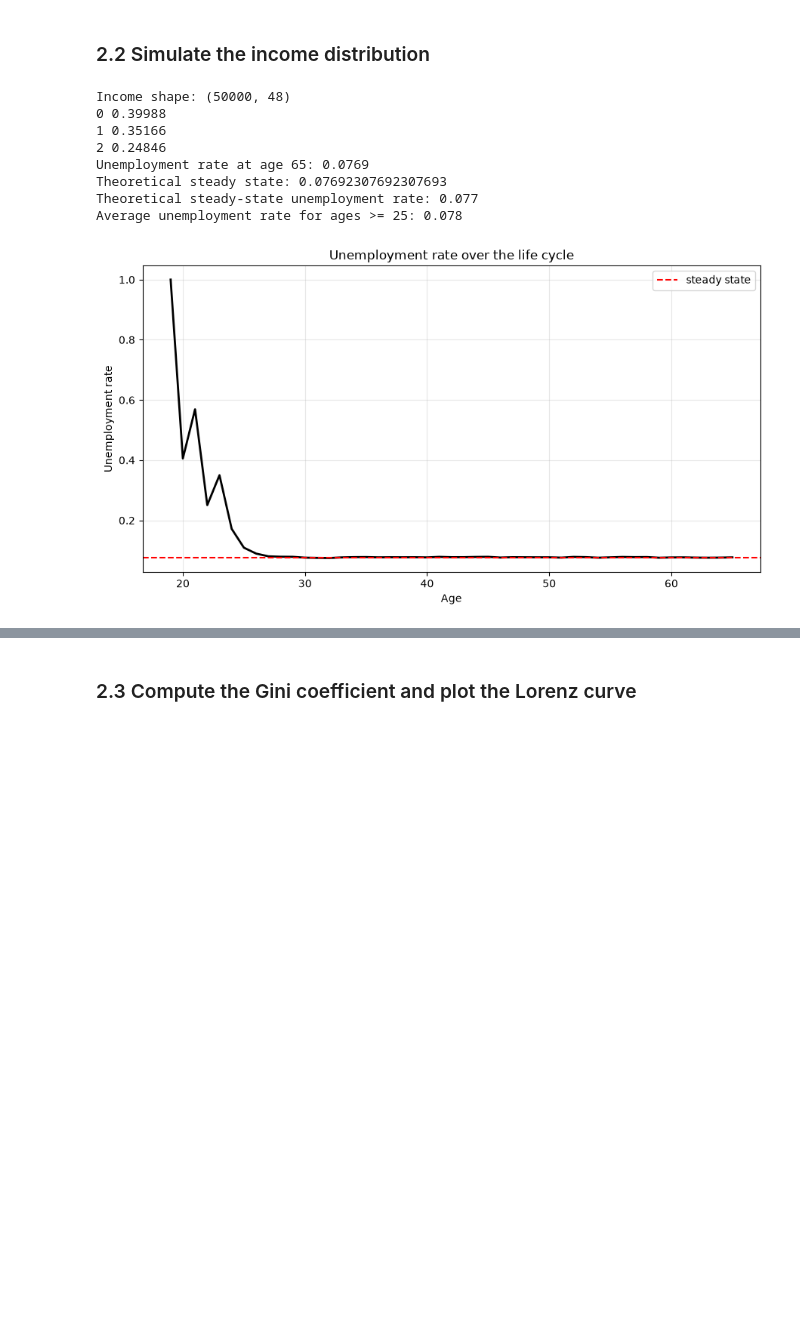
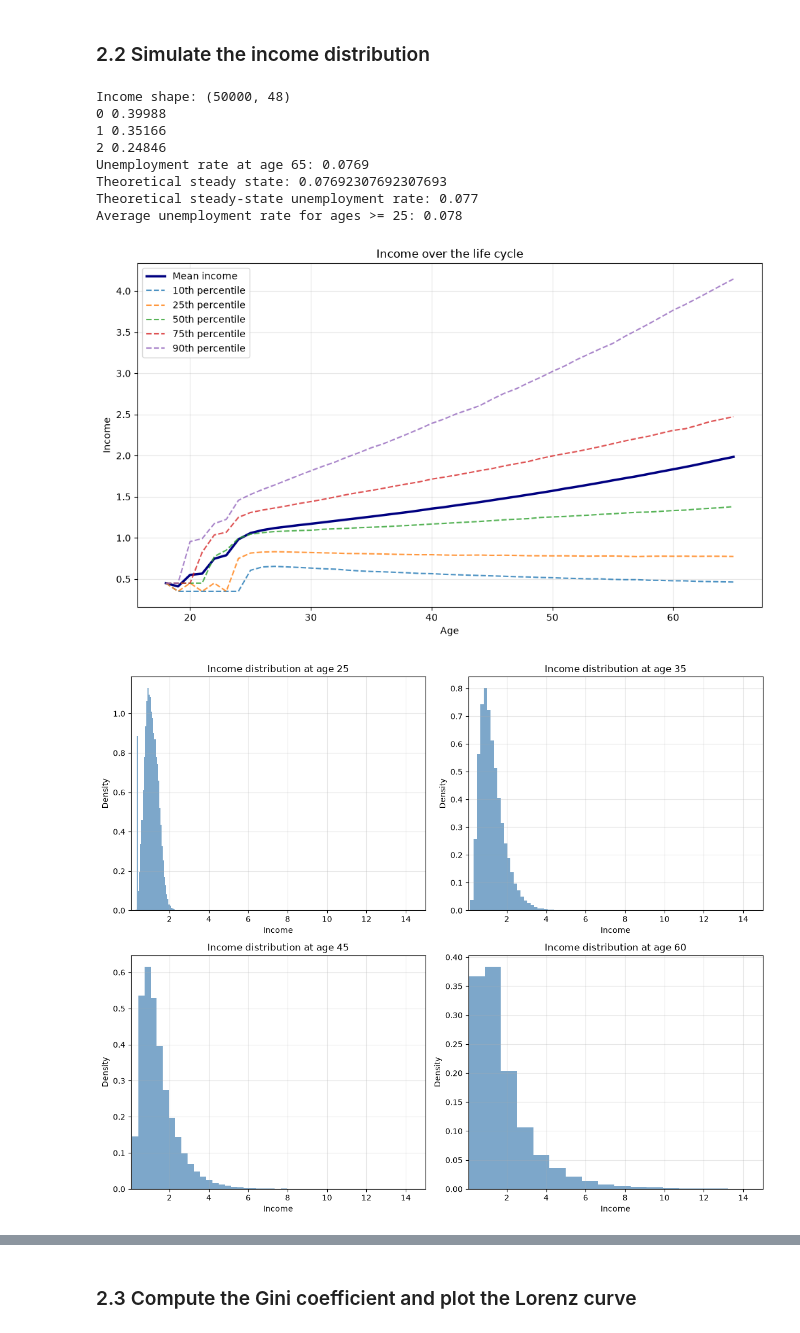
Before and after one commit to Alba-uni/AA_Project_1, a Jupyter notebook: Analysis.ipynb, the cells around one changed output, grey strips where cells are left out. Drawn from its saved outputs; the diff is of its cells as text; code cells hidden in the pictures; blank space fills up the shorter version.

```diff
--- a/Analysis.ipynb
+++ b/Analysis.ipynb
@@ -392,37 +392,71 @@ for e in range(3):
 
 unemployed = labor_force & ~employed
 unemployment_by_age = (
     unemployed.sum(axis=0) / labor_force.sum(axis=0)
 )
 
 steady_state = 0.05 / (0.05 + 0.60)
 
 print("Unemployment rate at age 65:", unemployment_by_age[-1])
 print("Theoretical steady state:", steady_state)
 
 job_finding = 0.60
 job_separation = 0.05
 steady_state_u = job_separation / (job_separation + job_finding)
 print(f'Theoretical steady-state unemployment rate: {steady_state_u:.3f}')
 print(f'Average unemployment rate for ages >= 25: {np.nanmean(unemployment_by_age[ages >= 25]):.3f}')
 
-fig, ax = plt.subplots(figsize=(9, 5))
-ax.plot(ages, unemployment_by_age, color='black', linewidth=2)
-ax.axhline(steady_state_u, color='red', linestyle='--', linewidth=1.5, label='steady state')
-ax.set_title('Unemployment rate over the life cycle')
+# 2.2.2 Plot mean and selected percentiles of income over the life cycle
+mean_income = income.mean(axis=0)
+percentiles = [10, 25, 50, 75, 90]
+percentile_income = np.percentile(income, percentiles, axis=0)
+
+fig, ax = plt.subplots(figsize=(10, 6))
+ax.plot(ages, mean_income, color='navy', linewidth=2.5, label='Mean income')
+for p, values in zip(percentiles, percentile_income):
+    ax.plot(ages, values, linestyle='--', alpha=0.8, label=f'{p}th percentile')
+ax.set_title('Income over the life cycle')
 ax.set_xlabel('Age')
-ax.set_ylabel('Unemployment rate')
-ax.legend()
+ax.set_ylabel('Income')
+ax.legend(loc='upper left')
 ax.grid(True, alpha=0.3)
 plt.tight_layout()
 plt.show()
+
+# 2.2.3 Histogram of the income distribution at selected ages
+selected_ages = [25, 35, 45, 60]
+selected_idx = [np.argmin(np.abs(ages - age)) for age in selected_ages]
+
+# Set common x-axis limits
+income_min = income.min()
+income_max = income.max()
+
+fig, axes = plt.subplots(2, 2, figsize=(12, 10))
+axes = axes.flatten()
+for ax, age, idx in zip(axes, selected_ages, selected_idx):
+    income_at_age = income[:, idx]
+    ax.hist(income_at_age, bins=20, density=True, alpha=0.7, color='steelblue')
+    ax.set_title(f'Income distribution at age {age}')
+    ax.set_xlabel('Income')
+    ax.set_ylabel('Density')
+    ax.set_xlim(income_min, 15)
+    ax.xaxis.set_major_locator(plt.MaxNLocator(integer=True))
+    ax.grid(True, alpha=0.3)
+plt.tight_layout()
+plt.show()
+
+print('Interpretation:')
+print('- The education shares match the target probabilities, so the initial composition is correctly calibrated.')
+print('- The unemployment rate settles near the theoretical steady-state value s / (s + f).')
+print('- Income rises over the life cycle and the right tail becomes thicker at older ages, so the distribution becomes more dispersed and more skewed.')
 # %% [output]
 Income shape: (50000, 48)
 0 0.39988
 1 0.35166
 2 0.24846
 Unemployment rate at age 65: 0.0769
 Theoretical steady state: 0.07692307692307693
 Theoretical steady-state unemployment rate: 0.077
 Average unemployment rate for ages >= 25: 0.078
-[figure, old version]
+[figure, new version]
+[figure, added]
```
Also changed, not shown: parts of 1 cell of this notebook.
